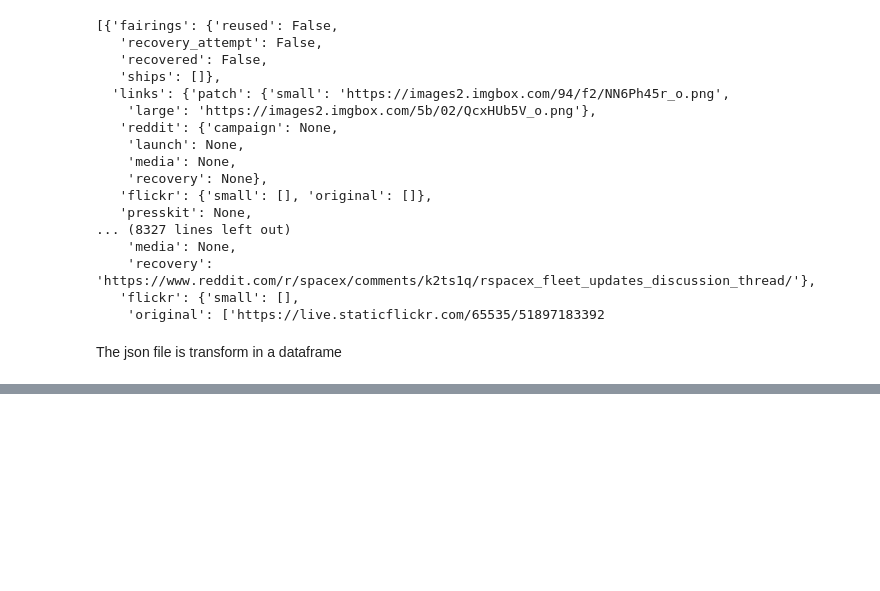
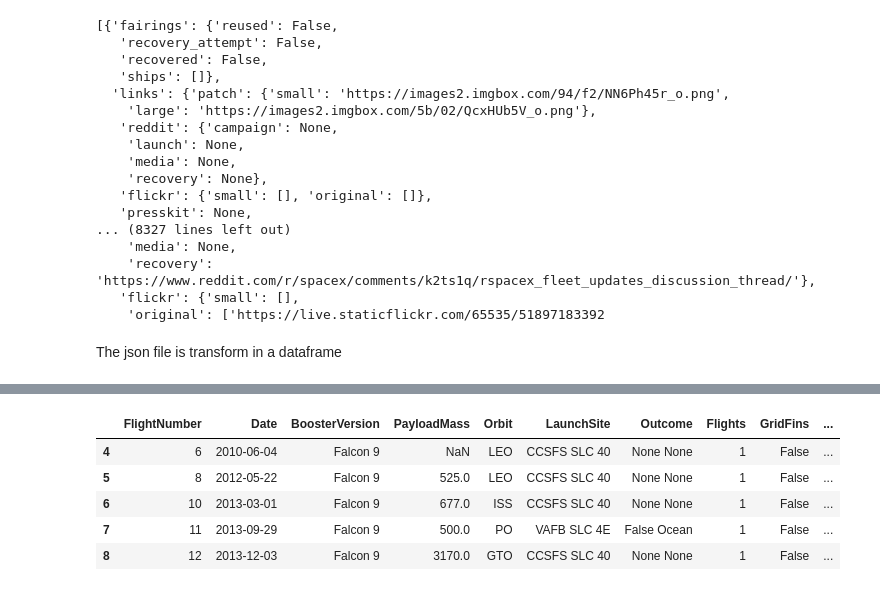
Before and after one commit to crisbpadilla/DataScience_Course, a Jupyter notebook: SpaceX_webscraping.ipynb, the cells around one changed output, grey strips where cells are left out. Cells and saved outputs as stored; diff of their text form; code cells hidden in the pictures; blank space fills up the shorter version.

```diff
--- a/SpaceX_webscraping.ipynb
+++ b/SpaceX_webscraping.ipynb
@@ -76,0 +126,12 @@ Name: payloads, Length: 187, dtype: object
+# %%
+#dataframe reduced
+data = data[['rocket', 'payloads', 'launchpad', 'cores', 'flight_number', 'date_utc']]
+
+data = data[data['cores'].map(len)==1]
+# Since payloads and cores are lists of size 1 we will also extract the single value in the list and replace the feature.
+data['cores'] = data['cores'].map(lambda x : x[0])
+# We also want to convert the date_utc to a datetime datatype and then extracting the date leaving the time
+data['date'] = pd.to_datetime(data['date_utc']).dt.date
+
+# Using the date we will restrict the dates of the launches
+data = data[data['date'] <= datetime.date(2020, 11, 13)]
@@ -76,0 +186,30 @@ Name: payloads, Length: 187, dtype: object
+# %%
+launch_dict = {'FlightNumber': list(data['flight_number']),
+'Date': list(data['date']),
+'BoosterVersion':BoosterVersion,
+'PayloadMass':PayloadMass,
+'Orbit':Orbit,
+'LaunchSite':LaunchSite,
+'Outcome':Outcome,
+'Flights':Flights,
+'GridFins':GridFins,
+'Reused':Reused,
+'Legs':Legs,
+'LandingPad':LandingPad,
+'Block':Block,
+'ReusedCount':ReusedCount,
+'Serial':Serial,
+'Longitude': Longitude,
+'Latitude': Latitude}
+# %%
+# Create a data from launch_dict
+df=pd.DataFrame(launch_dict)
+data_falcon9=df[df['BoosterVersion']=='Falcon 9']
+data_falcon9.head()
+# %% [output]
+|  | FlightNumber | Date | BoosterVersion | PayloadMass | Orbit | LaunchSite | Outcome | Flights | GridFins | ... |
+| 4 | 6 | 2010-06-04 | Falcon 9 | NaN | LEO | CCSFS SLC 40 | None None | 1 | False | ... |
+| 5 | 8 | 2012-05-22 | Falcon 9 | 525.0 | LEO | CCSFS SLC 40 | None None | 1 | False | ... |
+| 6 | 10 | 2013-03-01 | Falcon 9 | 677.0 | ISS | CCSFS SLC 40 | None None | 1 | False | ... |
+| 7 | 11 | 2013-09-29 | Falcon 9 | 500.0 | PO | VAFB SLC 4E | False Ocean | 1 | False | ... |
+| 8 | 12 | 2013-12-03 | Falcon 9 | 3170.0 | GTO | CCSFS SLC 40 | None None | 1 | False | ... |
```
Also changed, not shown: parts of 21 cells of this notebook.
